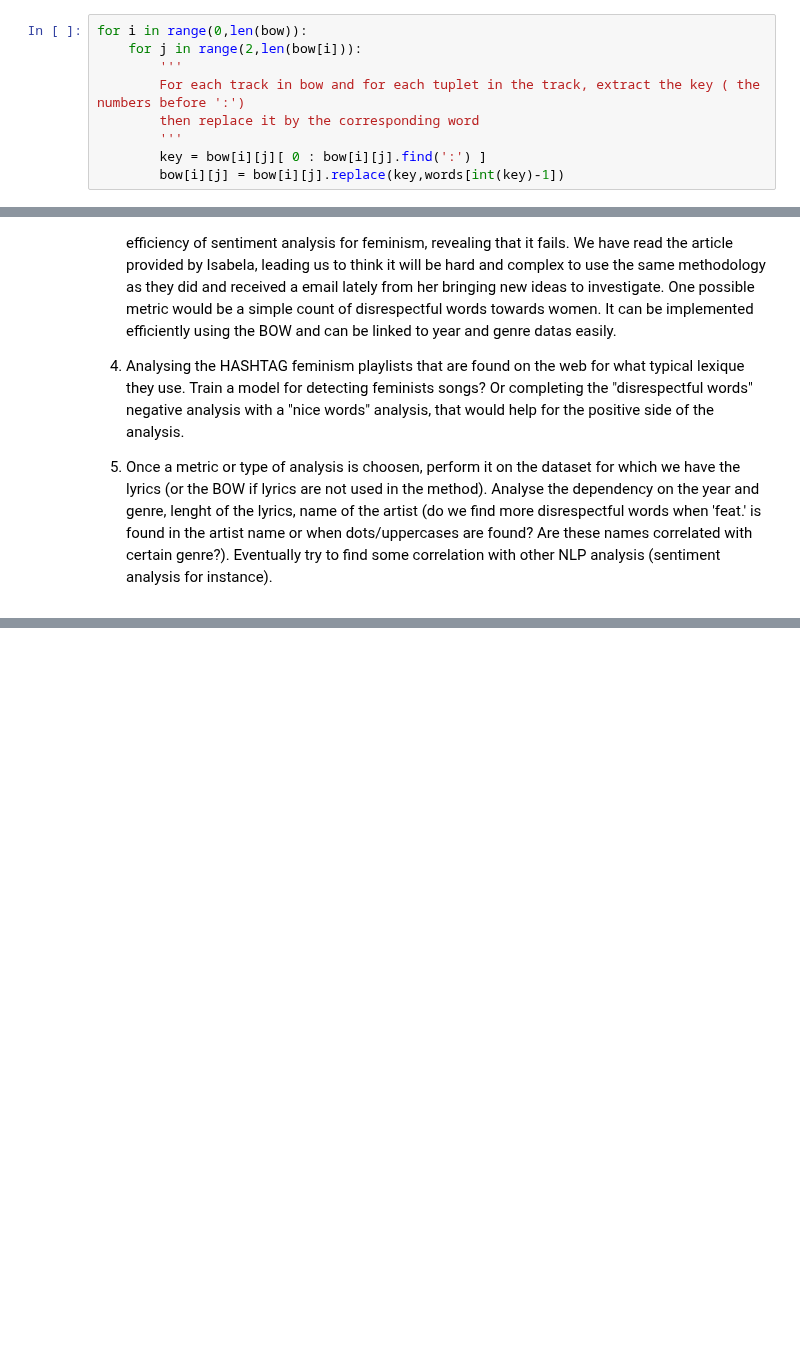
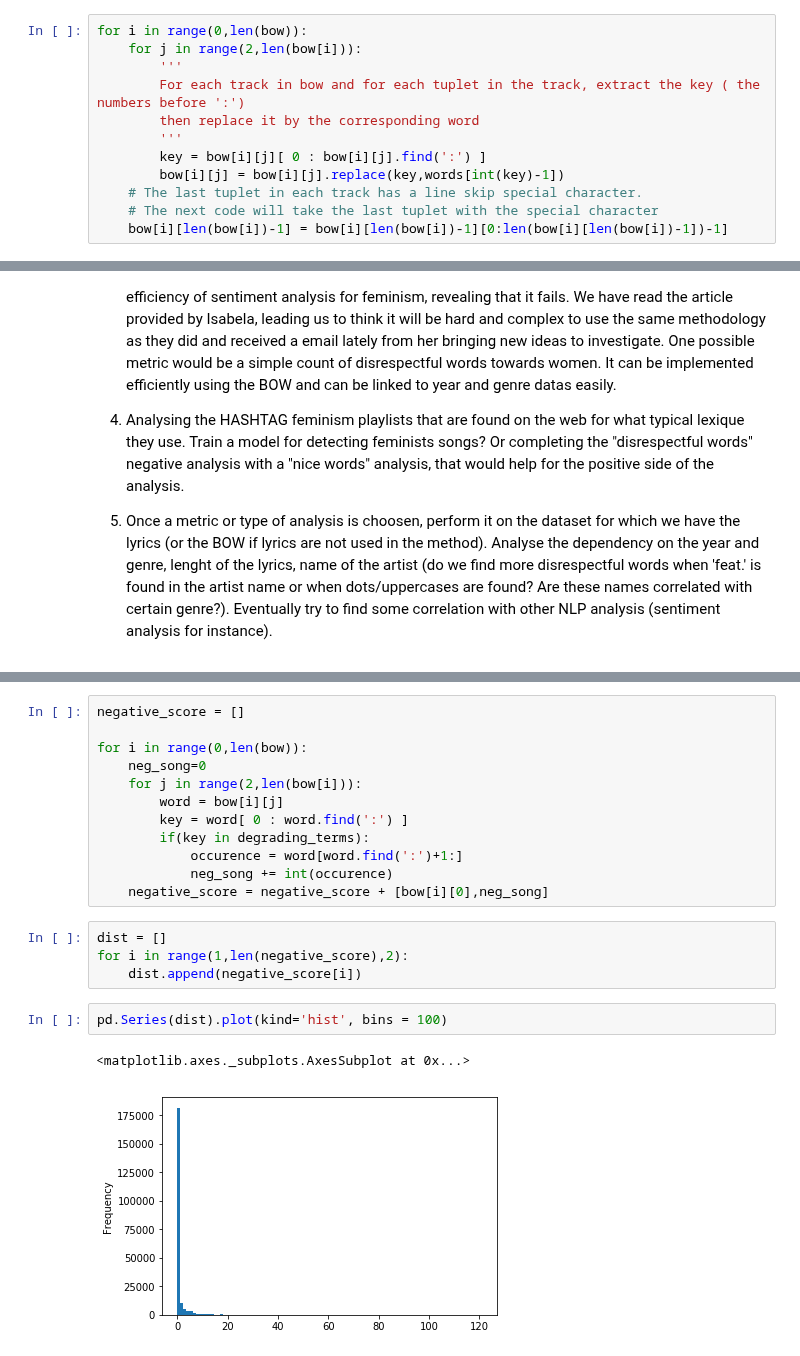
Before and after one commit to axnyang/CS401, a Jupyter notebook: msd_project.ipynb, the cells around one changed output, grey strips where cells are left out. Cells and saved outputs as stored; diff of their text form; blank space fills up the shorter version.

```diff
--- a/msd_project.ipynb
+++ b/msd_project.ipynb
@@ -237,6 +254,9 @@ for i in range(0,len(bow)):
         '''
         key = bow[i][j][ 0 : bow[i][j].find(':') ]
         bow[i][j] = bow[i][j].replace(key,words[int(key)-1])
+    # The last tuplet in each track has a line skip special character.
+    # The next code will take the last tuplet with the special character
+    bow[i][len(bow[i])-1] = bow[i][len(bow[i])-1][0:len(bow[i][len(bow[i])-1])-1]
 # %%
 # Extract the track id
 
@@ -590,0 +611,21 @@ print(degrading_terms)
+# %%
+negative_score = []
+
+for i in range(0,len(bow)):
+    neg_song=0
+    for j in range(2,len(bow[i])):
+        word = bow[i][j]
+        key = word[ 0 : word.find(':') ]
+        if(key in degrading_terms):
+            occurence = word[word.find(':')+1:]
+            neg_song += int(occurence)
+    negative_score = negative_score + [bow[i][0],neg_song]
+# %%
+dist = []
+for i in range(1,len(negative_score),2):
+    dist.append(negative_score[i])
+# %%
+pd.Series(dist).plot(kind='hist', bins = 100)
+# %% [output]
+<matplotlib.axes._subplots.AxesSubplot at 0x...>
+[figure, added]
```
Also changed, not shown: parts of 6 cells of this notebook.
